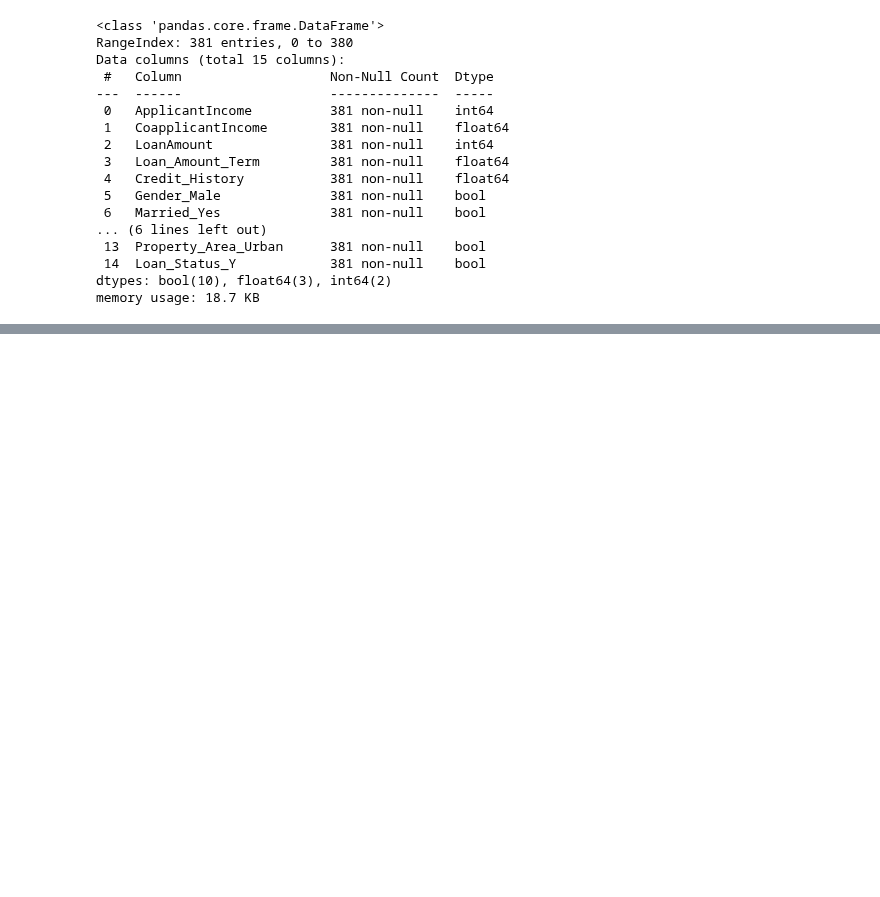
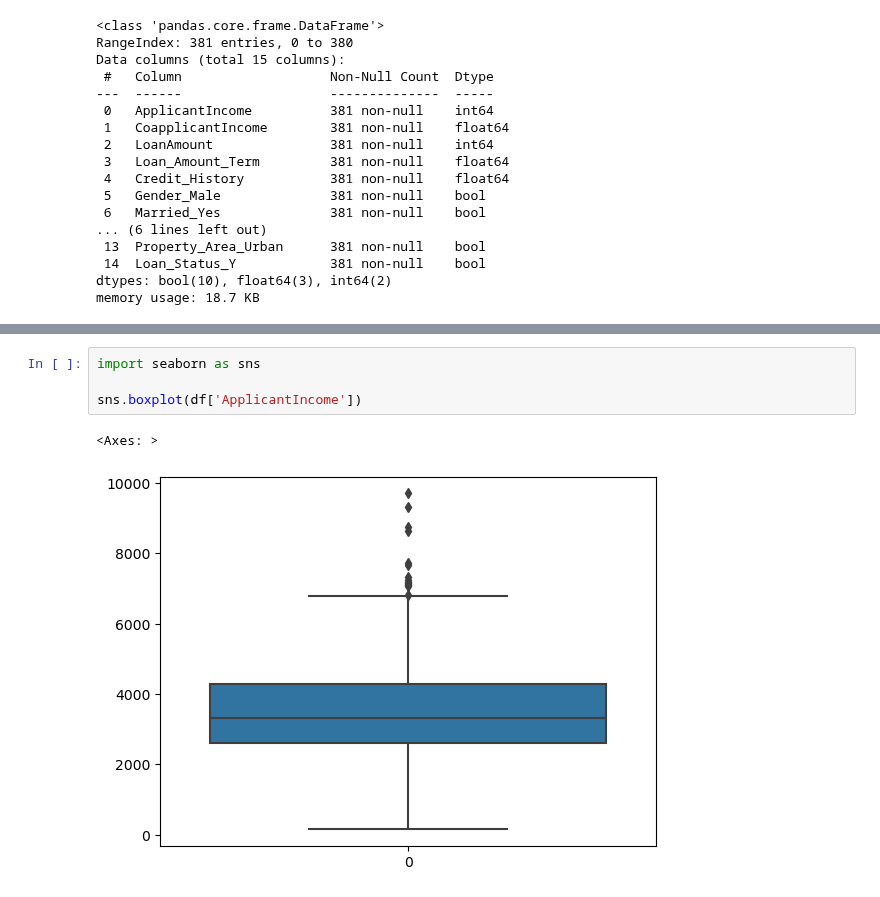
Before and after one commit to Glamorous9754/Practice-in-Jupyter, a Jupyter notebook: Practice Session Loan Data.ipynb, the cells around one changed output, grey strips where cells are left out. Cells and saved outputs as stored; diff of their text form; blank space fills up the shorter version.

```diff
--- a/Practice Session Loan Data.ipynb
+++ b/Practice Session Loan Data.ipynb
@@ -78,0 +91,7 @@ memory usage: 18.7 KB
+# %%
+import seaborn as sns
+
+sns.boxplot(df['ApplicantIncome'])
+# %% [output]
+<Axes: >
+[figure, added]
```
Also changed, not shown: parts of 10 cells of this notebook.
